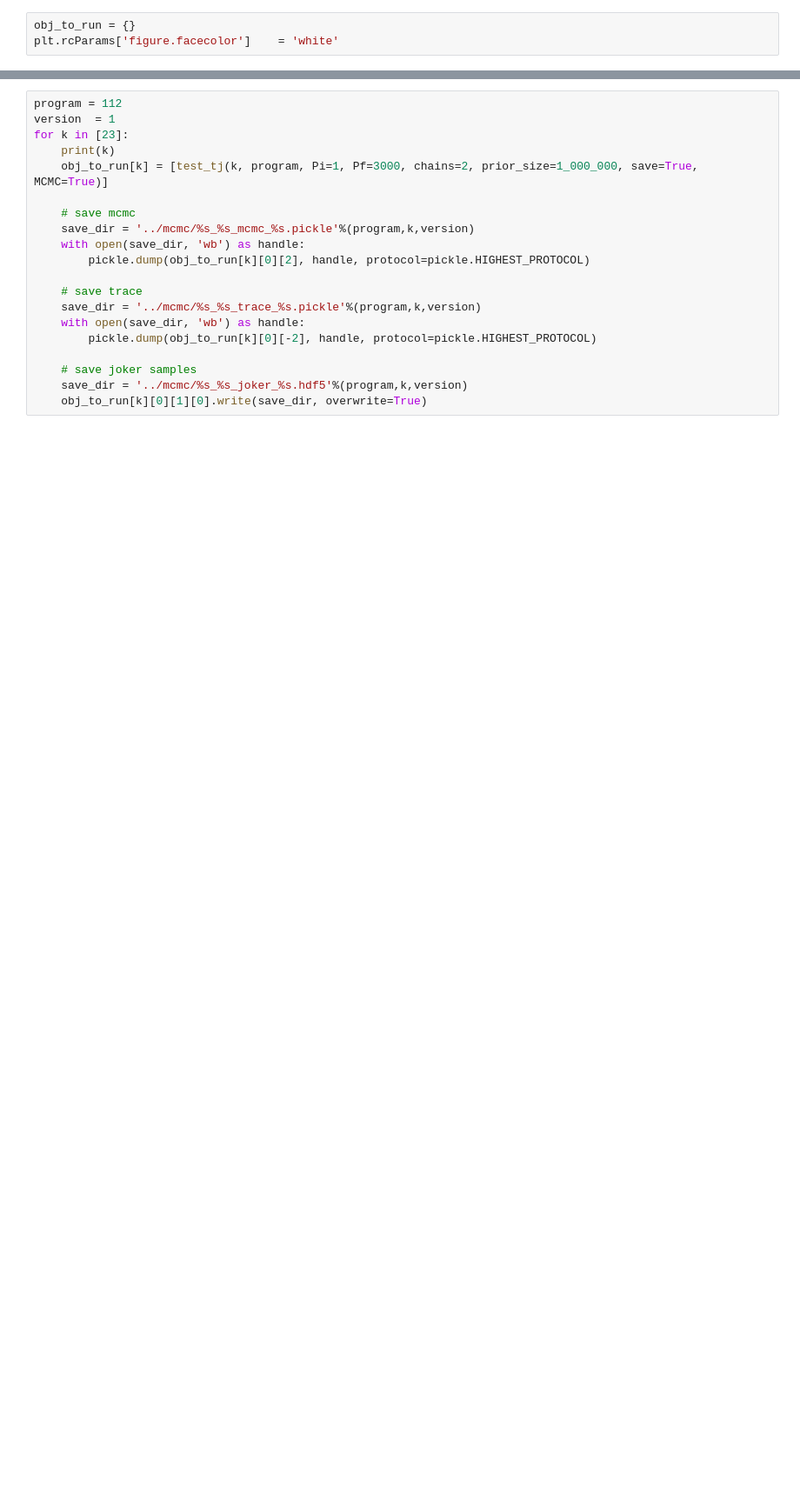
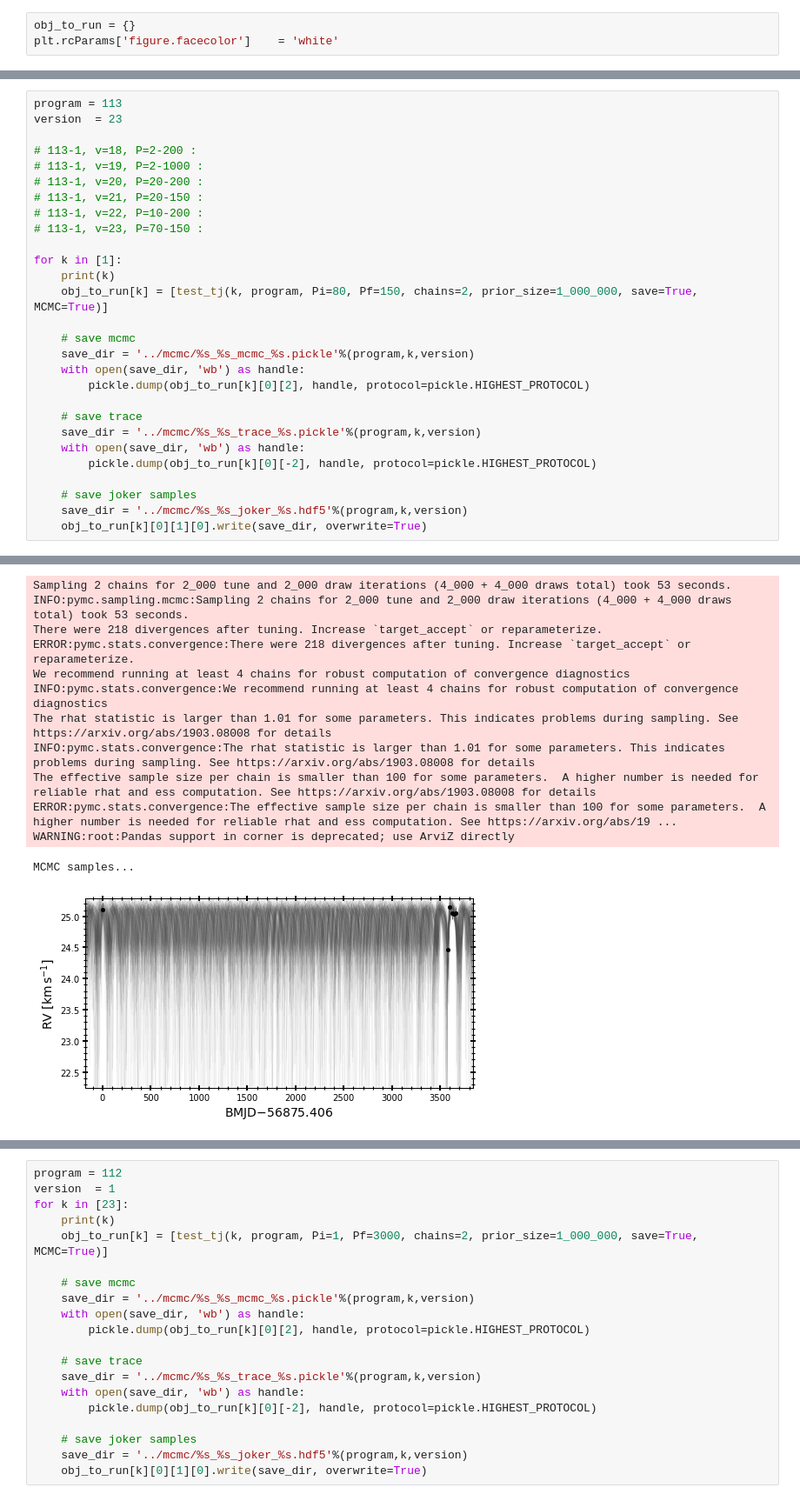
Before and after one commit to MaryumSayeed/ESPRESSO, a Jupyter notebook: scripts/run_joker.ipynb, the cells around one changed output, grey strips where cells are left out. Shown at 87% size. Drawn from its saved outputs; the diff is of its cells as text; blank space fills up the shorter version.

```diff
--- a/scripts/run_joker.ipynb
+++ b/scripts/run_joker.ipynb
@@ -172,3 +171,32 @@ def test_tj(obj,program,Pi,Pf=1000,K0=20,error=0.1,chains=2, prior_size=50_000,s
                             title_kwargs={"fontsize": 12}) #, truths=truths)
         if save: fig.savefig('../rv_fit/corner_%s_RG%s_%s.png'%(program, obj, DATE),bbox_inches='tight',dpi=200)
     return prior_samples, joker_samples, mcmc_samples, trace, prior.par_names#az.summary(trace, var_names=prior.par_names)
+# %%
+program = 113
+version  = 23
+
+# 113-1, v=18, P=2-200 :
+# 113-1, v=19, P=2-1000 :
+# 113-1, v=20, P=20-200 :
+# 113-1, v=21, P=20-150 :
+# 113-1, v=22, P=10-200 :
+# 113-1, v=23, P=70-150 :
+
+for k in [1]:
+    print(k)
+    obj_to_run[k] = [test_tj(k, program, Pi=80, Pf=150, chains=2, prior_size=1_000_000, save=True, MCMC=True)]
+
+    # save mcmc
+    save_dir = '../mcmc/%s_%s_mcmc_%s.pickle'%(program,k,version)
+    with open(save_dir, 'wb') as handle:
+        pickle.dump(obj_to_run[k][0][2], handle, protocol=pickle.HIGHEST_PROTOCOL)
+
+    # save trace
+    save_dir = '../mcmc/%s_%s_trace_%s.pickle'%(program,k,version)
+    with open(save_dir, 'wb') as handle:
+        pickle.dump(obj_to_run[k][0][-2], handle, protocol=pickle.HIGHEST_PROTOCOL)
+
+    # save joker samples
+    save_dir = '../mcmc/%s_%s_joker_%s.hdf5'%(program,k,version)
+    obj_to_run[k][0][1][0].write(save_dir, overwrite=True)
+# %% [output]
@@ -174,0 +220,13 @@ def test_tj(obj,program,Pi,Pf=1000,K0=20,error=0.1,chains=2, prior_size=50_000,s
+Sampling 2 chains for 2_000 tune and 2_000 draw iterations (4_000 + 4_000 draws total) took 53 seconds.
+INFO:pymc.sampling.mcmc:Sampling 2 chains for 2_000 tune and 2_000 draw iterations (4_000 + 4_000 draws total) took 53 seconds.
+There were 218 divergences after tuning. Increase `target_accept` or reparameterize.
+ERROR:pymc.stats.convergence:There were 218 divergences after tuning. Increase `target_accept` or reparameterize.
+We recommend running at least 4 chains for robust computation of convergence diagnostics
+INFO:pymc.stats.convergence:We recommend running at least 4 chains for robust computation of convergence diagnostics
+The rhat statistic is larger than 1.01 for some parameters. This indicates problems during sampling. See https://arxiv.org/abs/1903.08008 for details
+INFO:pymc.stats.convergence:The rhat statistic is larger than 1.01 for some parameters. This indicates problems during sampling. See https://arxiv.org/abs/1903.08008 for details
+The effective sample size per chain is smaller than 100 for some parameters.  A higher number is needed for reliable rhat and ess computation. See https://arxiv.org/abs/1903.08008 for details
+ERROR:pymc.stats.convergence:The effective sample size per chain is smaller than 100 for some parameters.  A higher number is needed for reliable rhat and ess computation. See https://arxiv.org/abs/19 ...
+WARNING:root:Pandas support in corner is deprecated; use ArviZ directly
+MCMC samples...
+[figure, added]
```
Also changed, not shown: parts of 7 cells of this notebook, 2 other files.
